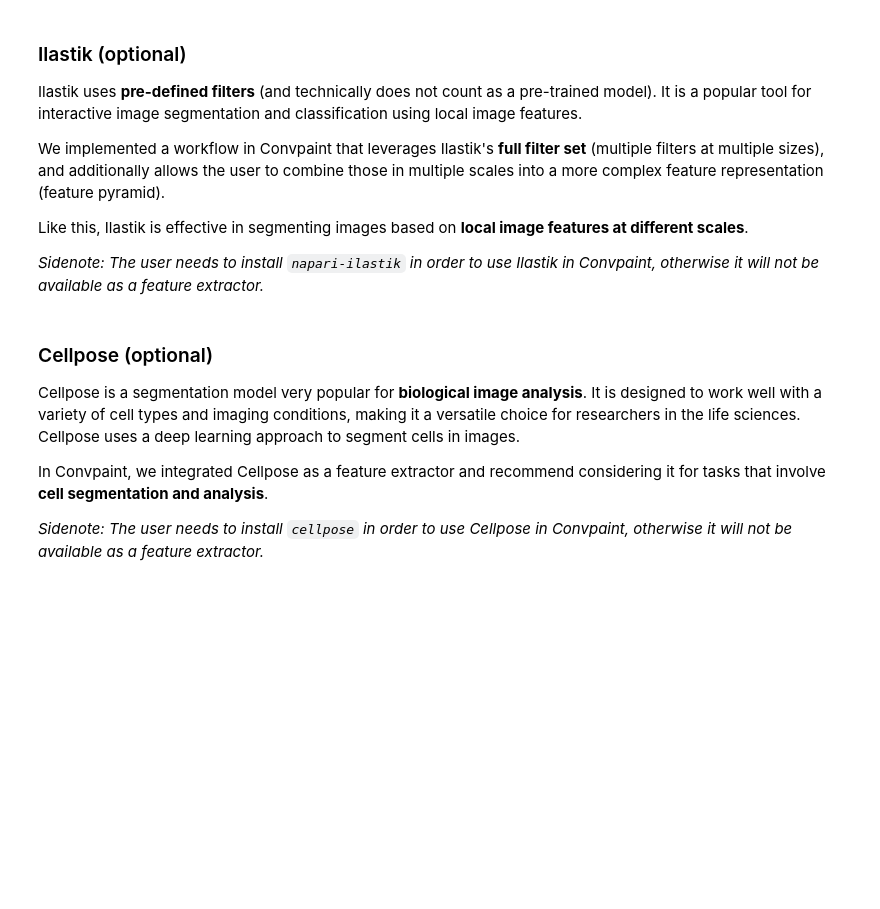
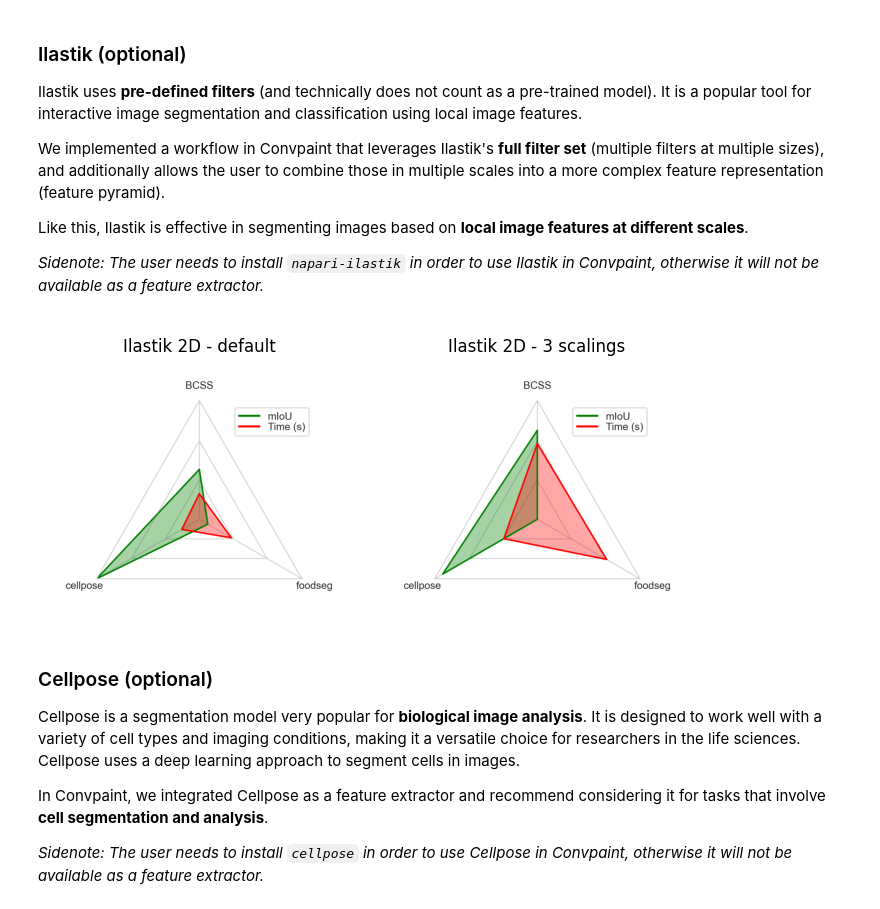
Before and after one commit to guiwitz/napari-convpaint, a Jupyter notebook: book/FE_descriptions.ipynb, the cells around one changed output. Cells and saved outputs as stored; diff of their text form; code cells hidden in the pictures; blank space fills up the shorter version.

```diff
--- a/book/FE_descriptions.ipynb
+++ b/book/FE_descriptions.ipynb
@@ -24,6 +51,10 @@ We implemented a workflow in Convpaint that leverages Ilastik's **full filter se
 Like this, Ilastik is effective in segmenting images based on **local image features at different scales**.
 
 *Sidenote: The user needs to install `napari-ilastik` in order to use Ilastik in Convpaint, otherwise it will not be available as a feature extractor.*
+# %%
+show_plots(["ilastik_2d-s", "ilastik_2d-m"], ["Ilastik 2D - default", "Ilastik 2D - 3 scalings"])
+# %% [output]
+[figure, added]
 # %% [markdown]
 ### Cellpose (optional)
 
```
Also changed, not shown: parts of 11 cells of this notebook, 23 other files.
